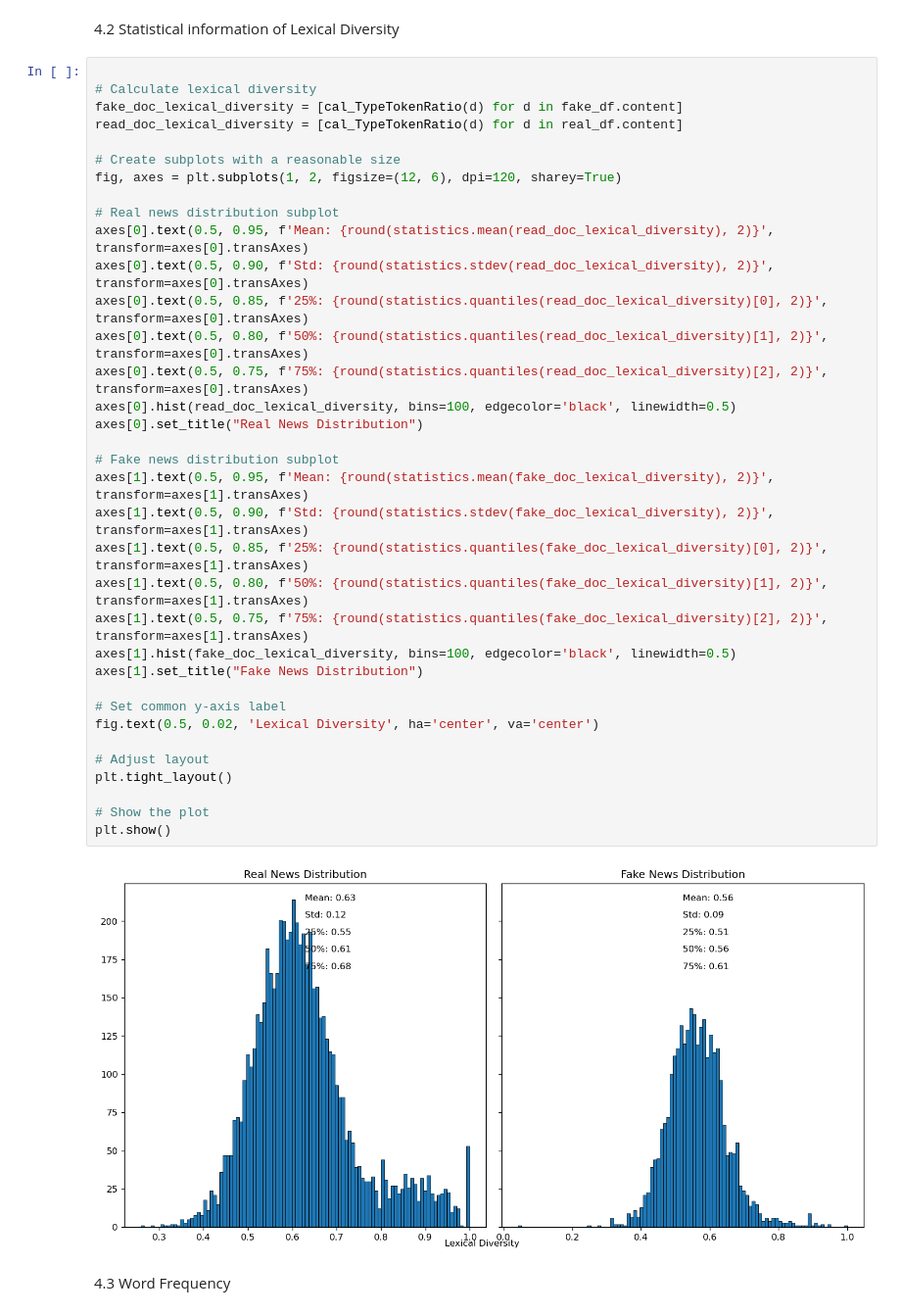
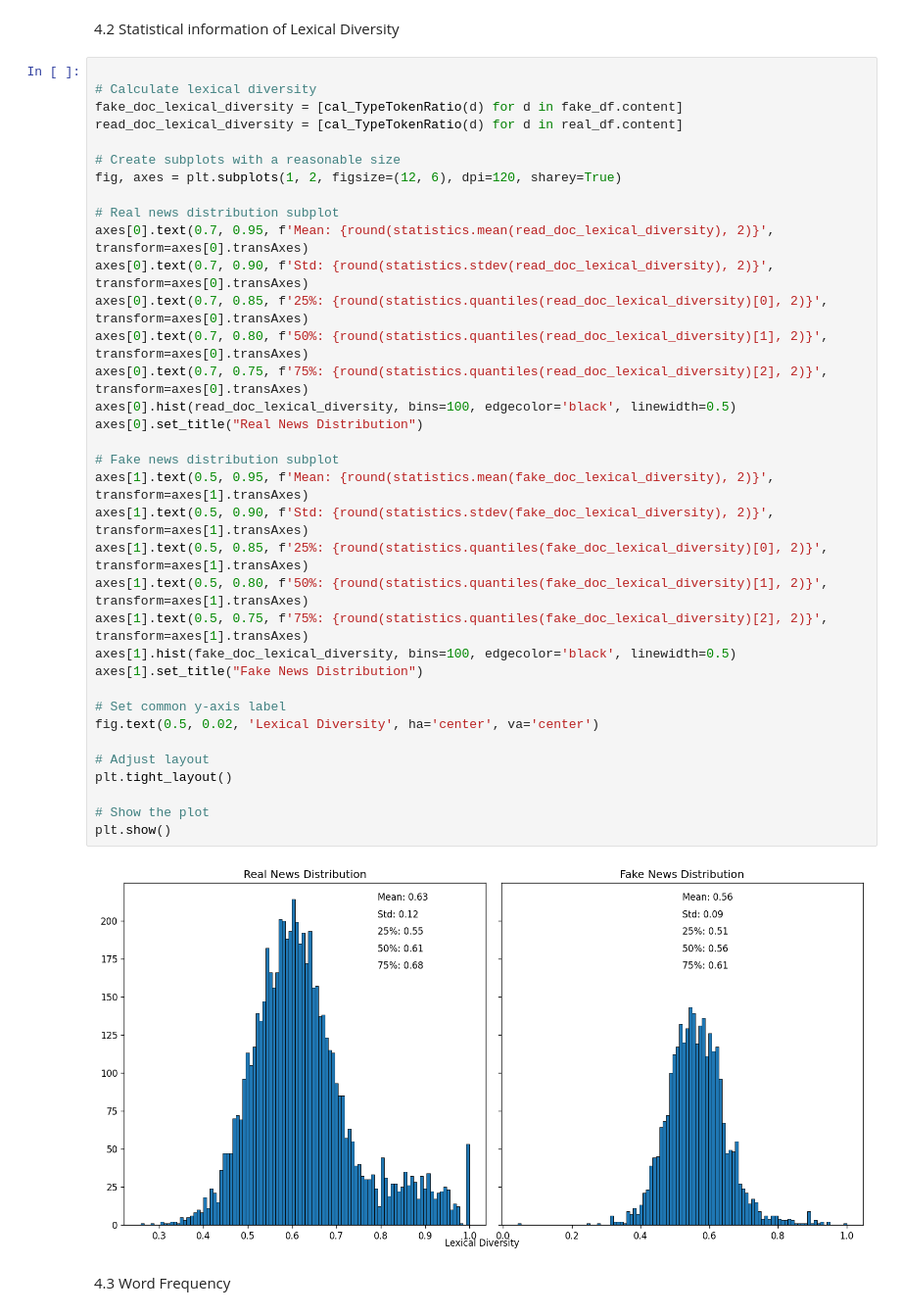
Before and after one commit to DreamyWanderer/Final_Lab, a Jupyter notebook: Source/Visualize/EDA.ipynb, the cells around one changed output. Shown: that part at 98% size. Saved outputs shown, nothing was run; the diff lists cells and outputs as text.

```diff
--- a/Source/Visualize/EDA.ipynb
+++ b/Source/Visualize/EDA.ipynb
@@ -132,38 +132,38 @@ axes[1].set_title("Fake news distribution");
 
 # Calculate lexical diversity
 fake_doc_lexical_diversity = [cal_TypeTokenRatio(d) for d in fake_df.content]
 read_doc_lexical_diversity = [cal_TypeTokenRatio(d) for d in real_df.content]
 
 # Create subplots with a reasonable size
 fig, axes = plt.subplots(1, 2, figsize=(12, 6), dpi=120, sharey=True)
 
 # Real news distribution subplot
-axes[0].text(0.5, 0.95, f'Mean: {round(statistics.mean(read_doc_lexical_diversity), 2)}', transform=axes[0].transAxes)
-axes[0].text(0.5, 0.90, f'Std: {round(statistics.stdev(read_doc_lexical_diversity), 2)}', transform=axes[0].transAxes)
-axes[0].text(0.5, 0.85, f'25%: {round(statistics.quantiles(read_doc_lexical_diversity)[0], 2)}', transform=axes[0].transAxes)
-axes[0].text(0.5, 0.80, f'50%: {round(statistics.quantiles(read_doc_lexical_diversity)[1], 2)}', transform=axes[0].transAxes)
-axes[0].text(0.5, 0.75, f'75%: {round(statistics.quantiles(read_doc_lexical_diversity)[2], 2)}', transform=axes[0].transAxes)
+axes[0].text(0.7, 0.95, f'Mean: {round(statistics.mean(read_doc_lexical_diversity), 2)}', transform=axes[0].transAxes)
+axes[0].text(0.7, 0.90, f'Std: {round(statistics.stdev(read_doc_lexical_diversity), 2)}', transform=axes[0].transAxes)
+axes[0].text(0.7, 0.85, f'25%: {round(statistics.quantiles(read_doc_lexical_diversity)[0], 2)}', transform=axes[0].transAxes)
+axes[0].text(0.7, 0.80, f'50%: {round(statistics.quantiles(read_doc_lexical_diversity)[1], 2)}', transform=axes[0].transAxes)
+axes[0].text(0.7, 0.75, f'75%: {round(statistics.quantiles(read_doc_lexical_diversity)[2], 2)}', transform=axes[0].transAxes)
 axes[0].hist(read_doc_lexical_diversity, bins=100, edgecolor='black', linewidth=0.5)
 axes[0].set_title("Real News Distribution")
 
 # Fake news distribution subplot
 axes[1].text(0.5, 0.95, f'Mean: {round(statistics.mean(fake_doc_lexical_diversity), 2)}', transform=axes[1].transAxes)
 axes[1].text(0.5, 0.90, f'Std: {round(statistics.stdev(fake_doc_lexical_diversity), 2)}', transform=axes[1].transAxes)
 axes[1].text(0.5, 0.85, f'25%: {round(statistics.quantiles(fake_doc_lexical_diversity)[0], 2)}', transform=axes[1].transAxes)
 axes[1].text(0.5, 0.80, f'50%: {round(statistics.quantiles(fake_doc_lexical_diversity)[1], 2)}', transform=axes[1].transAxes)
 axes[1].text(0.5, 0.75, f'75%: {round(statistics.quantiles(fake_doc_lexical_diversity)[2], 2)}', transform=axes[1].transAxes)
 axes[1].hist(fake_doc_lexical_diversity, bins=100, edgecolor='black', linewidth=0.5)
 axes[1].set_title("Fake News Distribution")
 
 # Set common y-axis label
 fig.text(0.5, 0.02, 'Lexical Diversity', ha='center', va='center')
 
 # Adjust layout
 plt.tight_layout()
 
 # Show the plot
 plt.show()
 # %% [output]
-[figure, old version]
+[figure, new version]
 # %% [markdown]
 4.3 Word Frequency
```
Also changed, not shown: parts of 8 cells of this notebook.
